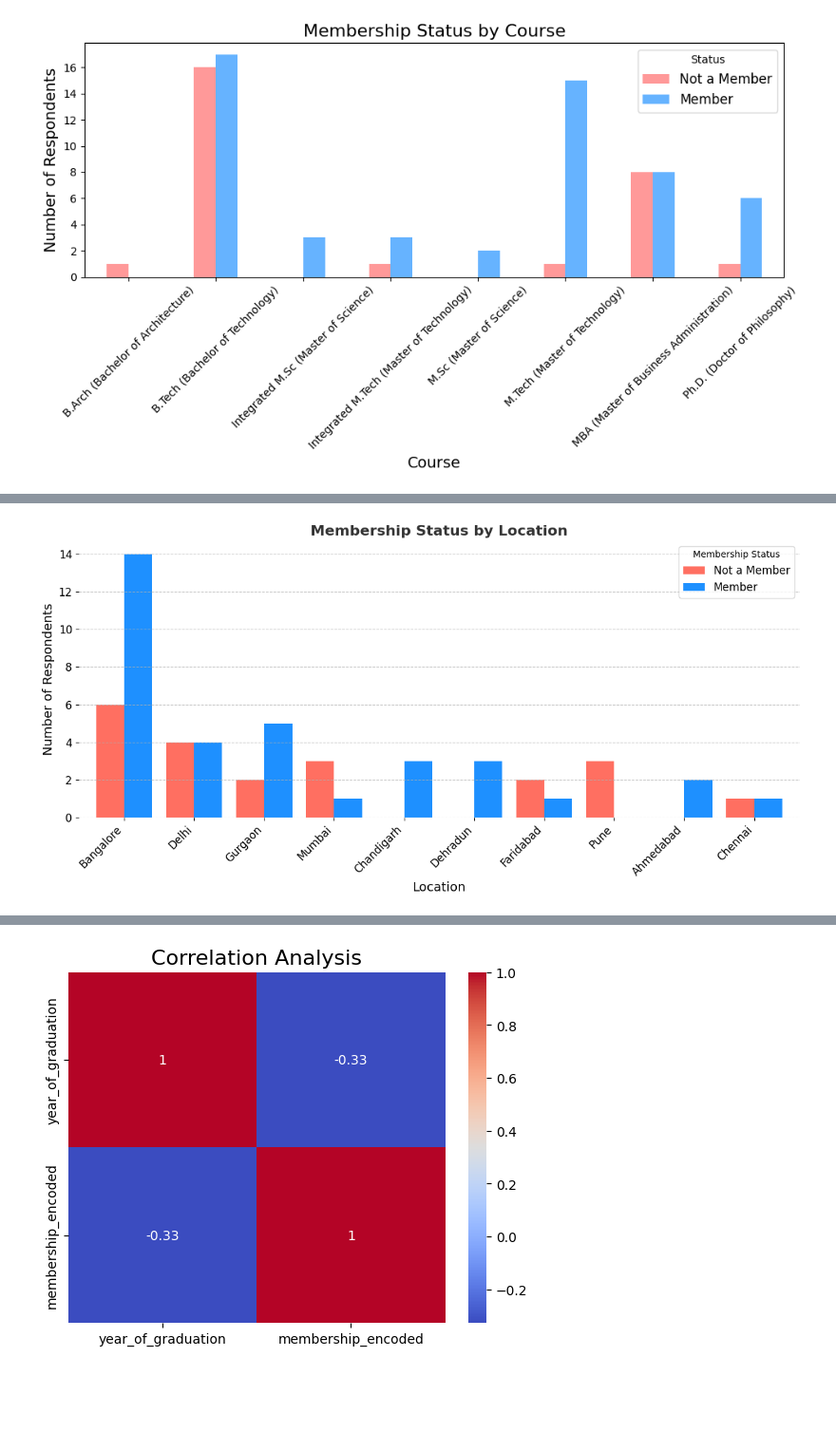
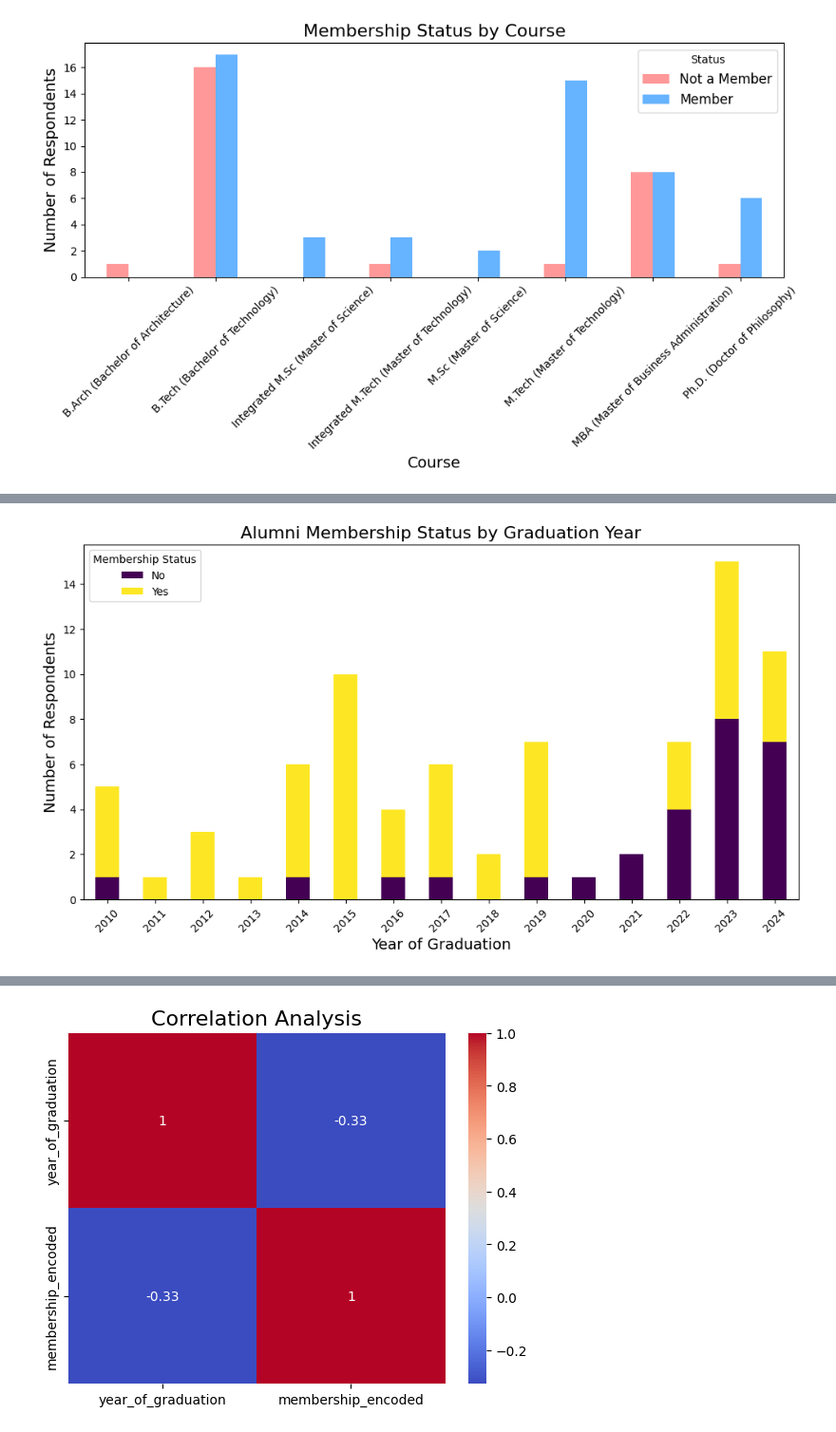
Before and after one commit to Nandan161/IITRALUMNISURVEY, a Jupyter notebook: IITRALUMNIFEED.ipynb, the cells around one changed output, grey strips where cells are left out. Shown at 95% size. Saved outputs shown, nothing was run; the diff lists cells and outputs as text; code cells hidden in the pictures; blank space fills up the shorter version.

```diff
--- a/IITRALUMNIFEED.ipynb
+++ b/IITRALUMNIFEED.ipynb
@@ -382,11 +439,15 @@ from geopy.geocoders import Nominatim
 import folium
 from folium.plugins import MarkerCluster
 # %%
+import folium
+from geopy.geocoders import Nominatim
+from folium.plugins import MarkerCluster
+
 # Handle missing values for location
-df['where_are_you_currently_living_(_city-state-country)'] = df['where_are_you_currently_living_(_city-state-country)'].fillna('Unknown')
+df['Location_Cleaned'] = df['Location_Cleaned'].fillna('Unknown')
 
 # Extract unique locations
-locations = df['where_are_you_currently_living_(_city-state-country)'].value_counts().reset_index()
+locations = df['Location_Cleaned'].value_counts().reset_index()
 locations.columns = ['location', 'count']
 
 # Geocode locations (convert city-state-country to latitude and longitude)
@@ -480,27 +529,20 @@ plt.show()
-# %%
-# Aggregate membership by cleaned location
-location_membership = df.groupby(['Location_Cleaned', 'membership_encoded']).size().unstack(fill_value=0)
-
-# Select top 10 locations based on total responses
-top_locations = location_membership.sum(axis=1).nlargest(10).index
-location_membership = location_membership.loc[top_locations]
-
-# Plot the grouped bar chart
-plt.figure(figsize=(12, 6))
-location_membership.plot(kind='bar', ax=plt.gca(), width=0.8, color=['#FF6F61', '#1E90FF'])
-
-# Customization for better readability
-plt.title('Membership Status by Location', fontsize=16, fontweight='bold', color='#333333')
-plt.xlabel('Location', fontsize=14)
-plt.ylabel('Number of Respondents', fontsize=14)
-plt.xticks(rotation=45, ha='right', fontsize=12)
-plt.yticks(fontsize=12)
-plt.legend(['Not a Member', 'Member'], title="Membership Status", fontsize=12)
-plt.grid(axis='y', linestyle='--', alpha=0.7)
-plt.box(False)  # Remove chart border for a cleaner look
-plt.tight_layout()
-
-# Show the chart
-plt.show()
-# %% [output]
-[figure, removed]
+# %%
+import matplotlib.pyplot as plt
+
+# Get membership data
+grad_year_membership = df.groupby(['year_of_graduation', 'are_you_a_member_of_iitr_alumni_association_']).size().unstack(fill_value=0)
+
+# Plot stacked bar chart
+grad_year_membership.plot(kind='bar', stacked=True, figsize=(12, 6), colormap='viridis')
+
+# Labels and title
+plt.title('Alumni Membership Status by Graduation Year', fontsize=16)
+plt.xlabel('Year of Graduation', fontsize=14)
+plt.ylabel('Number of Respondents', fontsize=14)
+plt.xticks(rotation=45)
+plt.legend(title="Membership Status", labels=['No', 'Yes'])
+
+# Show plot
+plt.show()
+# %% [output]
+[figure, added]
```
Also changed, not shown: parts of 14 cells of this notebook.
